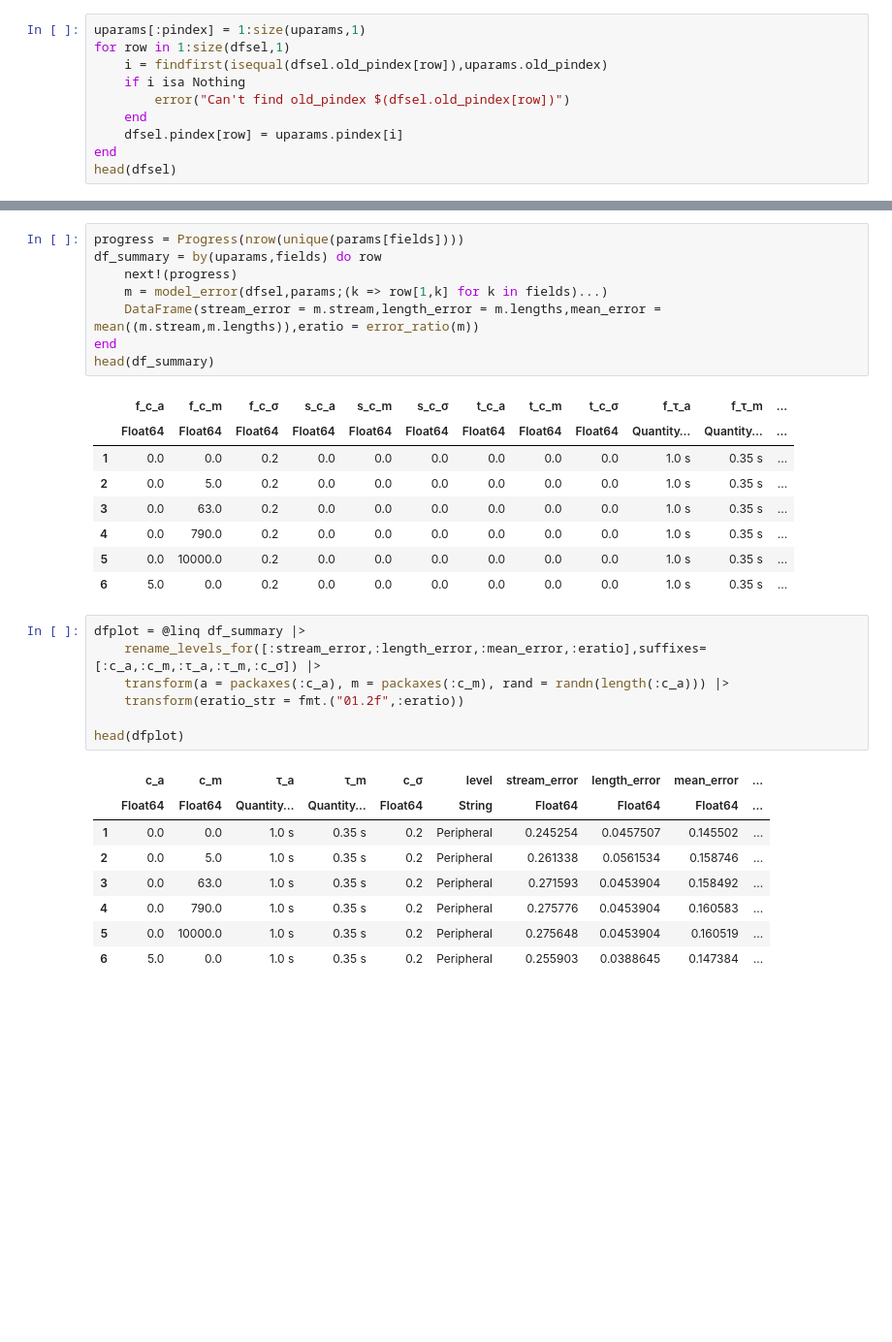
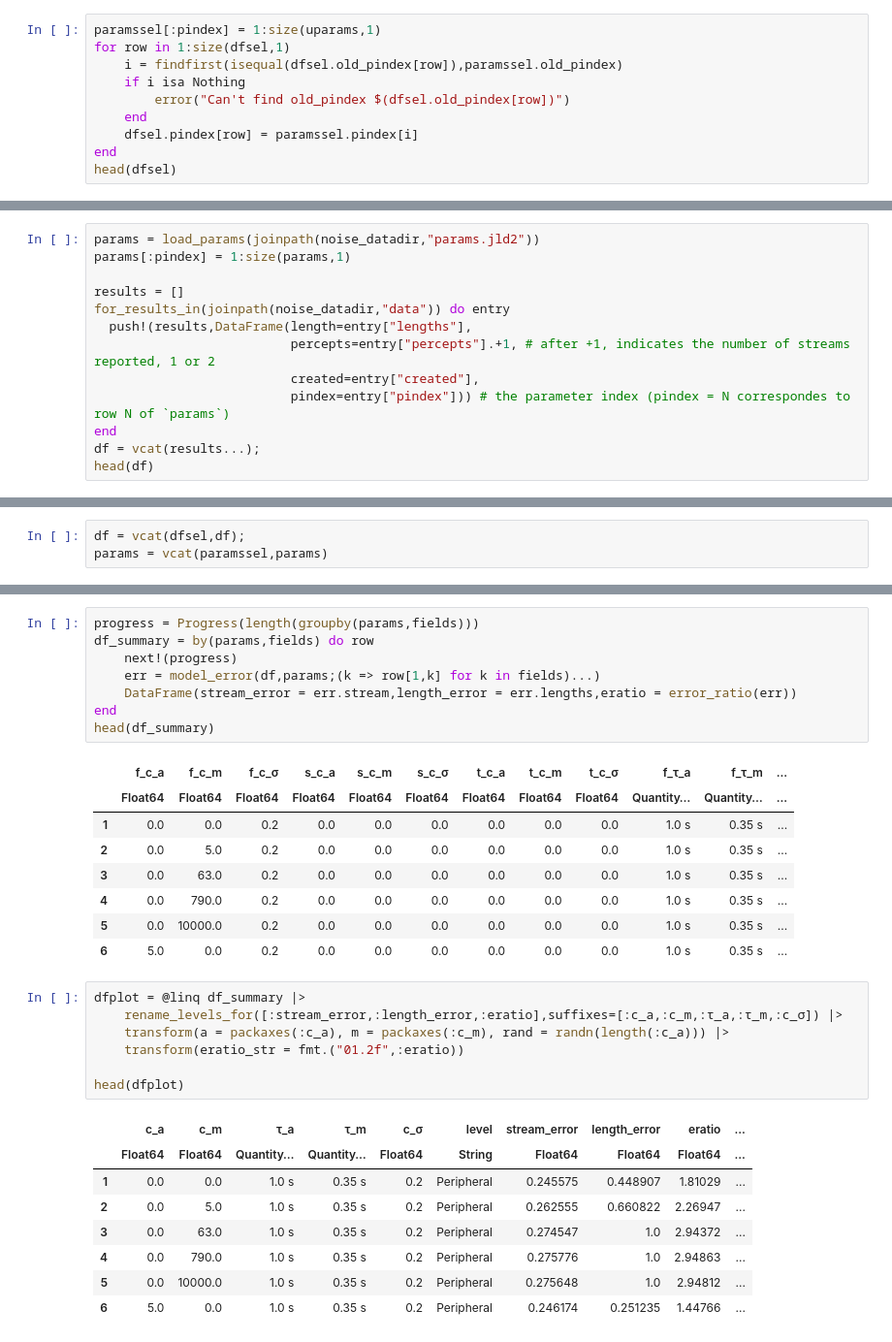
Before and after one commit to haberdashPI/bistable, a Jupyter notebook: notebooks/Figure 5.ipynb, the cells around one changed output, grey strips where cells are left out. Shown at 97% size. Cells and saved outputs as stored; diff of their text form; blank space fills up the shorter version.

```diff
--- a/notebooks/Figure 5.ipynb
+++ b/notebooks/Figure 5.ipynb
@@ -74,12 +69,12 @@ uparams[:old_pindex] = uparams.pindex;
 dfsel[:old_pindex] = dfsel.pindex;
 # %%
-uparams[:pindex] = 1:size(uparams,1)
+paramssel[:pindex] = 1:size(uparams,1)
 for row in 1:size(dfsel,1)
-    i = findfirst(isequal(dfsel.old_pindex[row]),uparams.old_pindex)
+    i = findfirst(isequal(dfsel.old_pindex[row]),paramssel.old_pindex)
     if i isa Nothing
         error("Can't find old_pindex $(dfsel.old_pindex[row])")
     end
-    dfsel.pindex[row] = uparams.pindex[i]
+    dfsel.pindex[row] = paramssel.pindex[i]
 end
 head(dfsel)
 # %% [output]
@@ -93,0 +100,13 @@ head(dfsel)
+# %%
+params = load_params(joinpath(noise_datadir,"params.jld2"))
+params[:pindex] = 1:size(params,1)
+
+results = []
+for_results_in(joinpath(noise_datadir,"data")) do entry
+  push!(results,DataFrame(length=entry["lengths"],
+                          percepts=entry["percepts"].+1, # after +1, indicates the number of streams reported, 1 or 2
+                          created=entry["created"],
+                          pindex=entry["pindex"])) # the parameter index (pindex = N correspondes to row N of `params`)
+end
+df = vcat(results...);
+head(df)
@@ -93,0 +133,3 @@ head(dfsel)
+# %%
+df = vcat(dfsel,df);
+params = vcat(paramssel,params)
@@ -94,9 +159,9 @@ head(dfsel)
 # %%
-progress = Progress(nrow(unique(params[fields])))
-df_summary = by(uparams,fields) do row
+progress = Progress(length(groupby(params,fields)))
+df_summary = by(params,fields) do row
     next!(progress)
-    m = model_error(dfsel,params;(k => row[1,k] for k in fields)...)
-    DataFrame(stream_error = m.stream,length_error = m.lengths,mean_error = mean((m.stream,m.lengths)),eratio = error_ratio(m))
+    err = model_error(df,params;(k => row[1,k] for k in fields)...)
+    DataFrame(stream_error = err.stream,length_error = err.lengths,eratio = error_ratio(err))
 end
 head(df_summary)
 # %% [output]
@@ -110,17 +175,17 @@ head(df_summary)
 | 6 | 5.0 | 0.0 | 0.2 | 0.0 | 0.0 | 0.0 | 0.0 | 0.0 | 0.0 | 1.0 s | 0.35 s | ... |
 # %%
 dfplot = @linq df_summary |>
-    rename_levels_for([:stream_error,:length_error,:mean_error,:eratio],suffixes=[:c_a,:c_m,:τ_a,:τ_m,:c_σ]) |>
+    rename_levels_for([:stream_error,:length_error,:eratio],suffixes=[:c_a,:c_m,:τ_a,:τ_m,:c_σ]) |>
     transform(a = packaxes(:c_a), m = packaxes(:c_m), rand = randn(length(:c_a))) |>
     transform(eratio_str = fmt.("01.2f",:eratio))
 
 head(dfplot)
 # %% [output]
-|  | c_a | c_m | τ_a | τ_m | c_σ | level | stream_error | length_error | mean_error | ... |
+|  | c_a | c_m | τ_a | τ_m | c_σ | level | stream_error | length_error | eratio | ... |
 |  | Float64 | Float64 | Quantity… | Quantity… | Float64 | String | Float64 | Float64 | Float64 | ... |
-| 1 | 0.0 | 0.0 | 1.0 s | 0.35 s | 0.2 | Peripheral | 0.245254 | 0.0457507 | 0.145502 | ... |
-| 2 | 0.0 | 5.0 | 1.0 s | 0.35 s | 0.2 | Peripheral | 0.261338 | 0.0561534 | 0.158746 | ... |
-| 3 | 0.0 | 63.0 | 1.0 s | 0.35 s | 0.2 | Peripheral | 0.271593 | 0.0453904 | 0.158492 | ... |
-| 4 | 0.0 | 790.0 | 1.0 s | 0.35 s | 0.2 | Peripheral | 0.275776 | 0.0453904 | 0.160583 | ... |
-| 5 | 0.0 | 10000.0 | 1.0 s | 0.35 s | 0.2 | Peripheral | 0.275648 | 0.0453904 | 0.160519 | ... |
-| 6 | 5.0 | 0.0 | 1.0 s | 0.35 s | 0.2 | Peripheral | 0.255903 | 0.0388645 | 0.147384 | ... |
+| 1 | 0.0 | 0.0 | 1.0 s | 0.35 s | 0.2 | Peripheral | 0.245575 | 0.448907 | 1.81029 | ... |
+| 2 | 0.0 | 5.0 | 1.0 s | 0.35 s | 0.2 | Peripheral | 0.262555 | 0.660822 | 2.26947 | ... |
+| 3 | 0.0 | 63.0 | 1.0 s | 0.35 s | 0.2 | Peripheral | 0.274547 | 1.0 | 2.94372 | ... |
+| 4 | 0.0 | 790.0 | 1.0 s | 0.35 s | 0.2 | Peripheral | 0.275776 | 1.0 | 2.94863 | ... |
+| 5 | 0.0 | 10000.0 | 1.0 s | 0.35 s | 0.2 | Peripheral | 0.275648 | 1.0 | 2.94812 | ... |
+| 6 | 5.0 | 0.0 | 1.0 s | 0.35 s | 0.2 | Peripheral | 0.246174 | 0.251235 | 1.44766 | ... |
```
Also changed, not shown: parts of 20 cells of this notebook.
